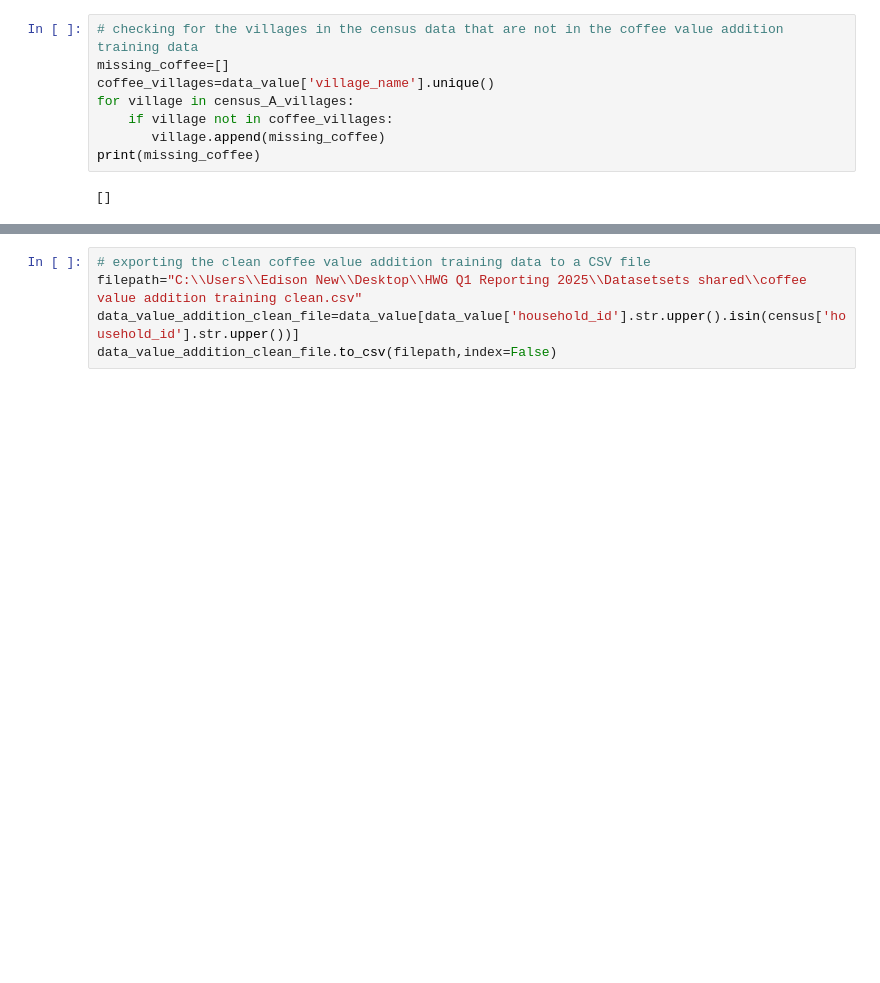
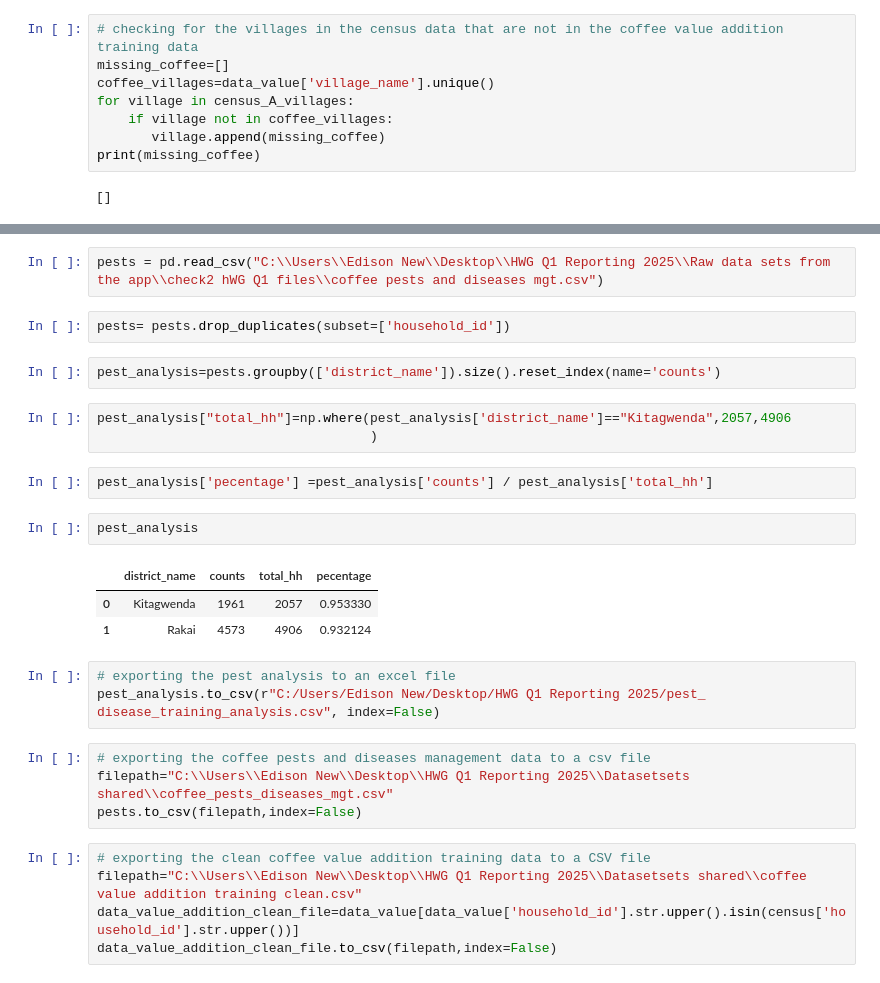
Before and after one commit to edisonmugabi/HWG-Q1-Reporting-2025, a Jupyter notebook: Code used/Q1 reporting HWG-checkpoint.ipynb, the cells around one changed output, grey strips where cells are left out. Saved outputs shown, nothing was run; the diff lists cells and outputs as text; blank space fills up the shorter version.

Commit message:
add coffee pest and disease mgt

```diff
--- a/Code used/Q1 reporting HWG-checkpoint.ipynb
+++ b/Code used/Q1 reporting HWG-checkpoint.ipynb
@@ -159,3 +161,27 @@ print(missing_coffee)
+# %%
+pests = pd.read_csv("C:\\Users\\Edison New\\Desktop\\HWG Q1 Reporting 2025\\Raw data sets from the app\\check2 hWG Q1 files\\coffee pests and diseases mgt.csv")
+# %%
+pests= pests.drop_duplicates(subset=['household_id'])
+# %%
+pest_analysis=pests.groupby(['district_name']).size().reset_index(name='counts')
+# %%
+pest_analysis["total_hh"]=np.where(pest_analysis['district_name']=="Kitagwenda",2057,4906
+                                   )
+# %%
+pest_analysis['pecentage'] =pest_analysis['counts'] / pest_analysis['total_hh']
+# %%
+pest_analysis
+# %% [output]
+|  | district_name | counts | total_hh | pecentage |
+| 0 | Kitagwenda | 1961 | 2057 | 0.953330 |
+| 1 | Rakai | 4573 | 4906 | 0.932124 |
+# %%
+# exporting the pest analysis to an excel file
+pest_analysis.to_csv(r"C:/Users/Edison New/Desktop/HWG Q1 Reporting 2025/pest_ disease_training_analysis.csv", index=False)
+# %%
+# exporting the coffee pests and diseases management data to a csv file
+filepath="C:\\Users\\Edison New\\Desktop\\HWG Q1 Reporting 2025\\Datasetsets shared\\coffee_pests_diseases_mgt.csv"
+pests.to_csv(filepath,index=False)
 # %%
 # exporting the clean coffee value addition training data to a CSV file
 filepath="C:\\Users\\Edison New\\Desktop\\HWG Q1 Reporting 2025\\Datasetsets shared\\coffee value addition training clean.csv"
```
Also changed, not shown: parts of 19 cells of this notebook, 32 other files.
